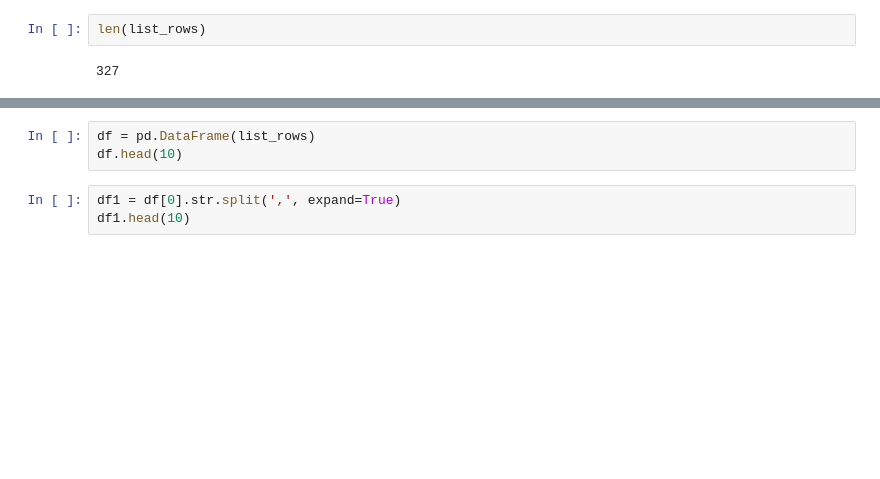
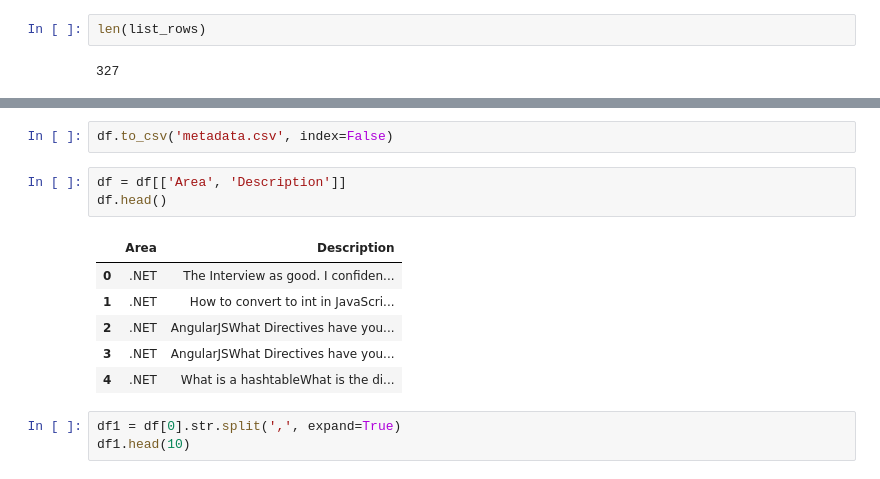
Before and after one commit to jhuang292/summitworks_web_scraping, a Jupyter notebook: interview_database_webScraping.ipynb, the cells around one changed output, grey strips where cells are left out. Saved outputs shown, nothing was run; the diff lists cells and outputs as text; blank space fills up the shorter version.

Commit message:
metadata prepared

```diff
--- a/interview_database_webScraping.ipynb
+++ b/interview_database_webScraping.ipynb
@@ -140,6 +168,15 @@ len(list_rows)
+# %%
+df.to_csv('metadata.csv', index=False)
 # %%
-df = pd.DataFrame(list_rows)
-df.head(10)
+df = df[['Area', 'Description']]
+df.head()
+# %% [output]
+|  | Area | Description |
+| 0 | .NET | The Interview as good. I confiden... |
+| 1 | .NET | How to convert to int in JavaScri... |
+| 2 | .NET | AngularJSWhat Directives have you... |
+| 3 | .NET | AngularJSWhat Directives have you... |
+| 4 | .NET | What is a hashtableWhat is the di... |
 # %%
 df1 = df[0].str.split(',', expand=True)
 df1.head(10)
```
Also changed, not shown: parts of 1 cell of this notebook, 1 other file.
